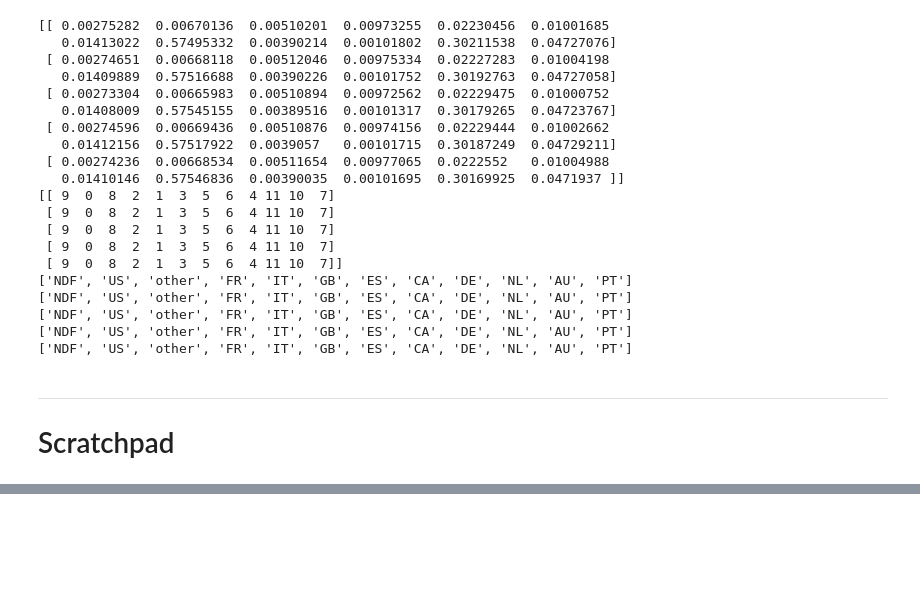
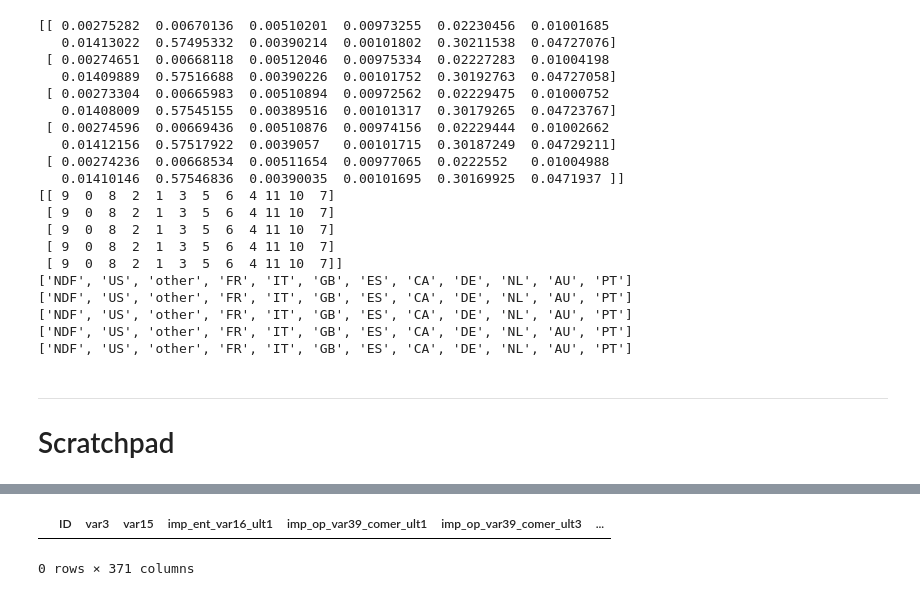
Before and after one commit to kcbighuge/kaggle, a Jupyter notebook: santander-customer-satisfaction.ipynb, the cells around one changed output, grey strips where cells are left out. Drawn from its saved outputs; the diff is of its cells as text; code cells hidden in the pictures; blank space fills up the shorter version.

```diff
--- a/santander-customer-satisfaction.ipynb
+++ b/santander-customer-satisfaction.ipynb
@@ -773,0 +760,5 @@ sns.stripplot(x=2, y=0, data=train_all)
+# %%
+train[(train.saldo_var33 <0) & train.TARGET==1]
+# %% [output]
+|  | ID | var3 | var15 | imp_ent_var16_ult1 | imp_op_var39_comer_ult1 | imp_op_var39_comer_ult3 | ... |
+0 rows × 371 columns
```
Also changed, not shown: parts of 64 cells of this notebook.
